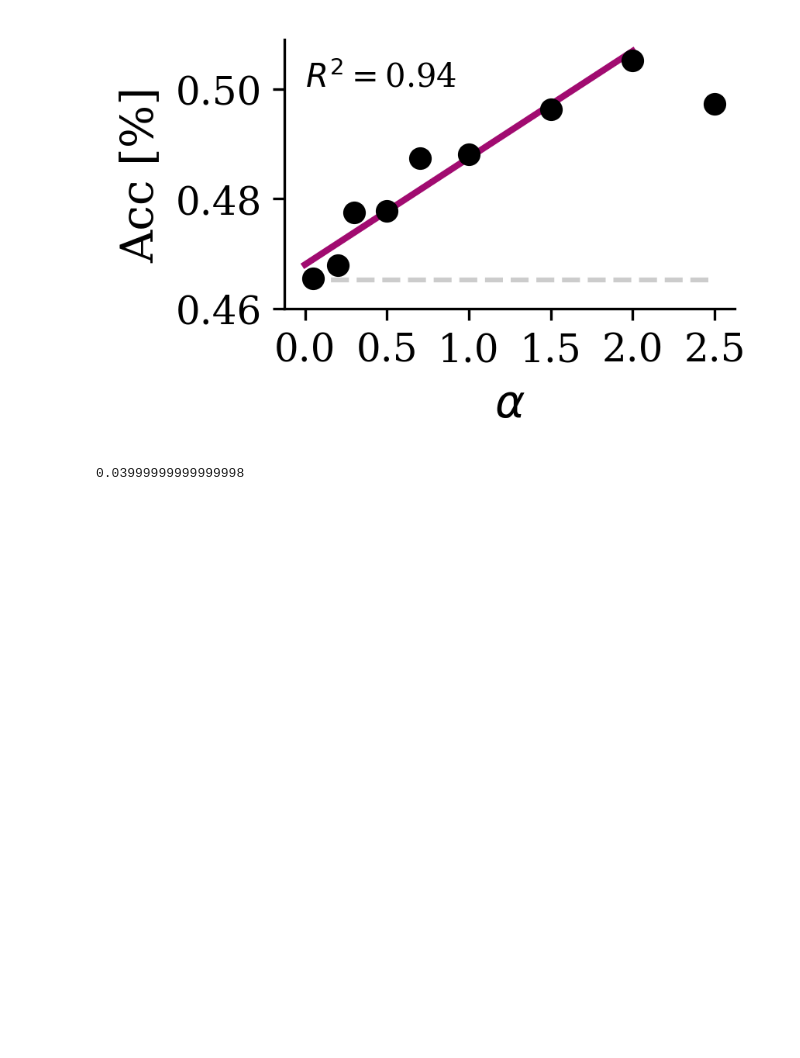
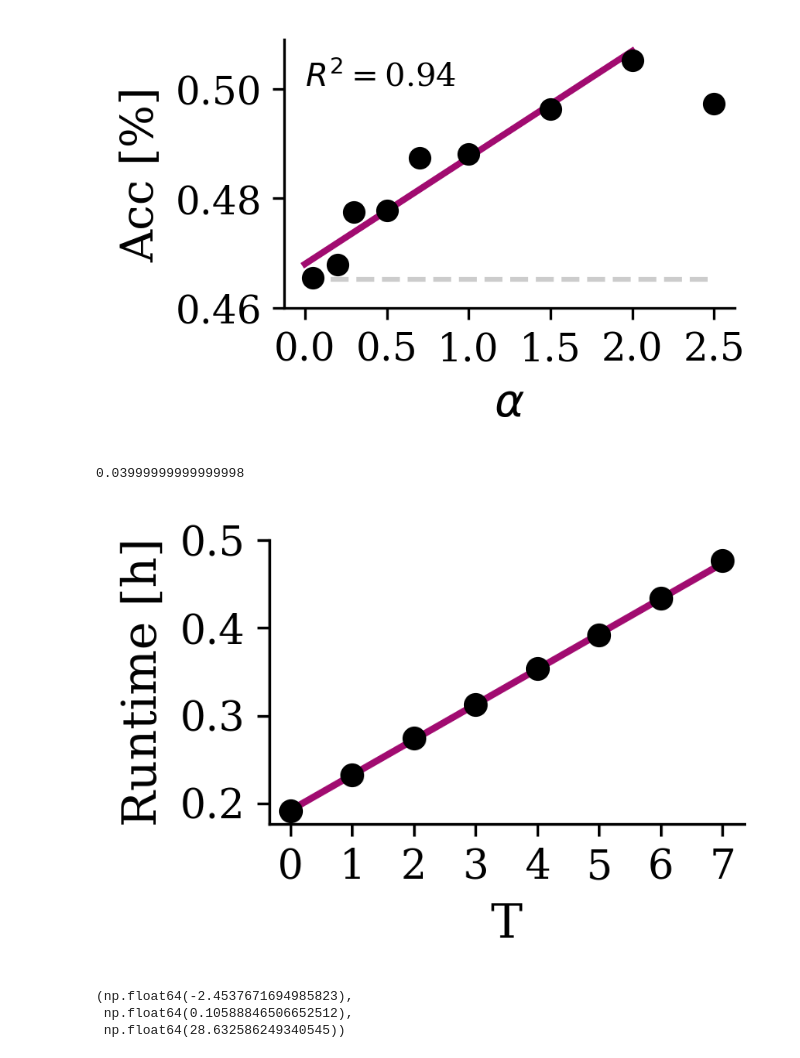
Before and after one commit to ffeiler/lpl_top-down_feedback, a Jupyter notebook: notebooks/modsem_report.ipynb, the cells around one changed output. Drawn from its saved outputs; the diff is of its cells as text; code cells hidden in the pictures; blank space fills up the shorter version.

```diff
--- a/notebooks/modsem_report.ipynb
+++ b/notebooks/modsem_report.ipynb
@@ -274,3 +274,56 @@ plt.show()
 0.5052-.4652
 # %% [output]
 0.03999999999999998
+# %%
+import re
+
+
+figname = "runtimes"
+data = pd.read_csv(base_data_path + f"/{figname}.csv")
+
+# data where keys end with "_runtime"
+runtime_columns = [col for col in data.columns if col.endswith('_runtime')]
+runtime_data = data[runtime_columns]
+
+# Display the filtered data
+
+# Function to extract the first numerical value from a string
+def extract_number_from_string(col_name):
+    match = re.search(r'\d+', col_name)
+    return match.group(0) if match else col_name
+
+# Rename the columns
+runtime_data.columns = [extract_number_from_string(col) for col in runtime_data.columns]
+x,y = [int(x) for x in runtime_data.keys()], runtime_data.values[0]
+y = y/60/60
+
+model = sm.OLS(y[1:], sm.add_constant(x)[1:])
+results = model.fit()
+b, m = results.params
+c_x = np.linspace(0, 7)
+c_y = m * c_x + b
+
+fig, ax = plt.subplots(figsize=(2.5, 1.5))
+
+ax.scatter(x, y, c="k")
+ax.plot(c_x, c_y, c="#A10B70", lw=2, zorder=-1)
+# ax.text(0, y[1], r"$R^2 = $" + f"{results.rsquared:.2f}", va="top", ha="left")
+ax.set_xlabel("T")
+ax.set_ylabel("Runtime [h]")
+# ax.hlines(0.4652, 0, 2.5, alpha=0.2, zorder=-2, color="k", ls="dashed")
+
+ax.set_xticks([0, 1, 2, 3 ,4 ,5,6,7])
+ax.set_yticks([0.2, 0.3, 0.4, 0.5])
+fig.savefig(
+    f"{figure_path}/{figname}.pdf",
+    bbox_inches="tight",
+)
+plt.show()
+# %% [output]
+[figure, added]
+# %%
+np.diff(y*60).mean(), np.diff(y*60).std(), y[0]*60
+# %% [output]
+(np.float64(-2.4537671694985823),
+ np.float64(0.10588846506652512),
+ np.float64(28.632586249340545))
```
Also changed, not shown: parts of 5 cells of this notebook, 24 other files.
